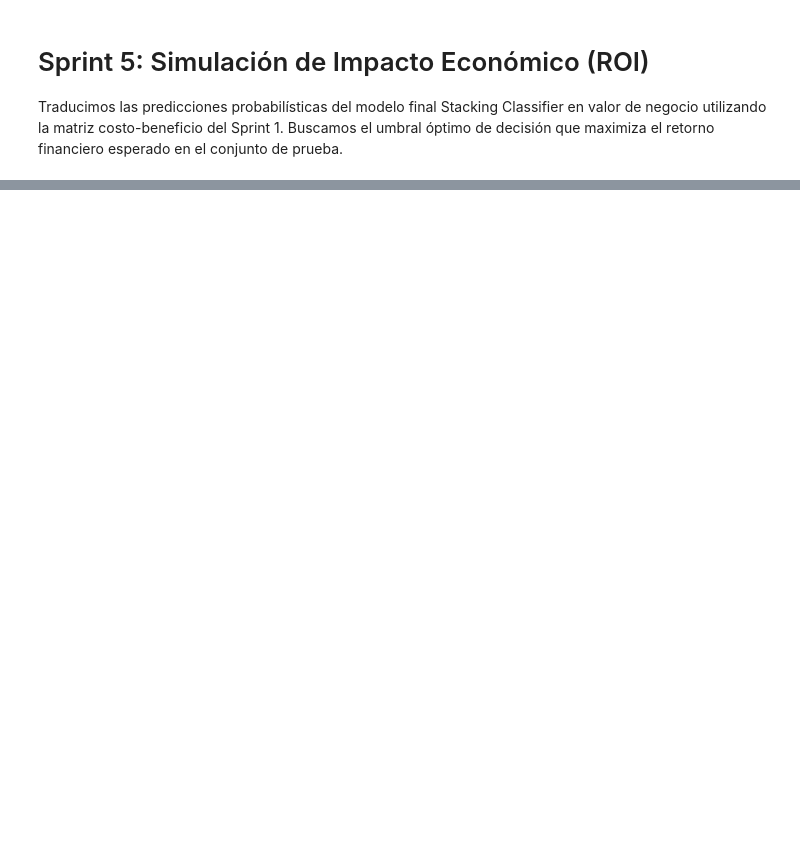
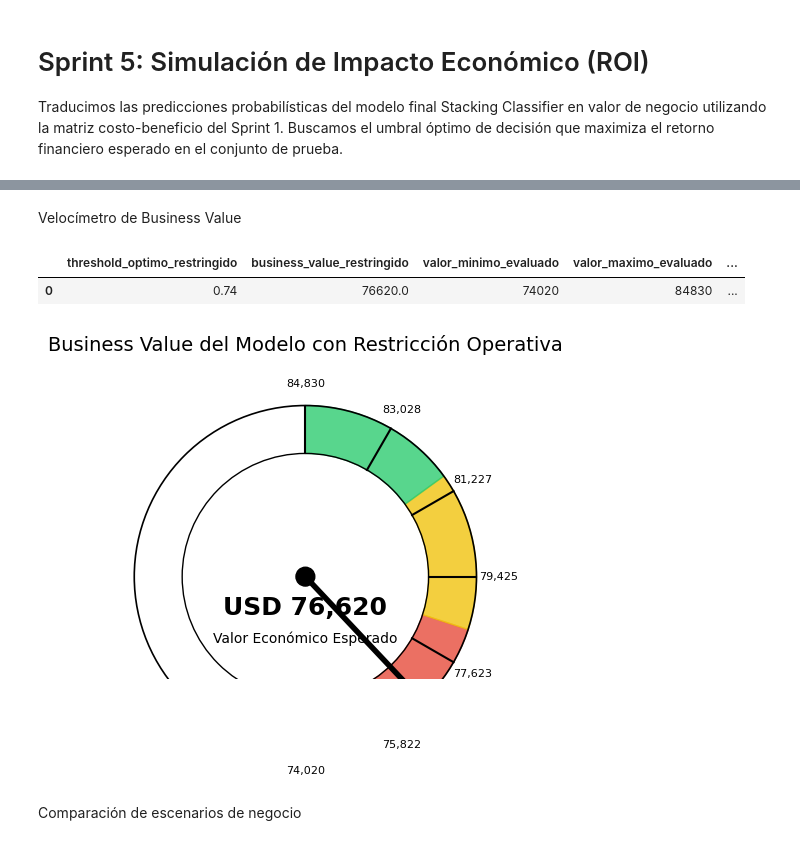
Before and after one commit to pucp-datanalytics/dp261-g7, a Jupyter notebook: notebooks/15_business_value.ipynb, the cells around one changed output, grey strips where cells are left out. Drawn from its saved outputs; the diff is of its cells as text; code cells hidden in the pictures; blank space fills up the shorter version.

```diff
--- a/notebooks/15_business_value.ipynb
+++ b/notebooks/15_business_value.ipynb
@@ -71,0 +360,2 @@ plt.show()
+# %% [markdown]
+Velocímetro de Business Value
@@ -71,0 +491,26 @@ plt.show()
+# %%
+business_value = best_restricted["valor_total"]
+
+display(pd.DataFrame([{
+    "threshold_optimo_restringido": best_threshold,
+    "business_value_restringido": business_value,
+    "valor_minimo_evaluado": df_thresholds["valor_total"].min(),
+    "valor_maximo_evaluado": df_thresholds["valor_total"].max(),
+    "max_pct_intervenido": MAX_INTERVENTION_RATE
+}]))
+
+fig, ax = speedometer_business_value(
+    value=business_value,
+    vmin=df_thresholds["valor_total"].min(),
+    vmax=df_thresholds["valor_total"].max(),
+    title="Business Value del Modelo con Restricción Operativa",
+    save_path="../models/business_value_speedometer.png"
+)
+
+plt.show()
+# %% [output]
+|  | threshold_optimo_restringido | business_value_restringido | valor_minimo_evaluado | valor_maximo_evaluado | ... |
+| 0 | 0.74 | 76620.0 | 74020 | 84830 | ... |
+[figure, added]
+# %% [markdown]
+Comparación de escenarios de negocio
```
Also changed, not shown: parts of 34 cells of this notebook, 2 other files.
